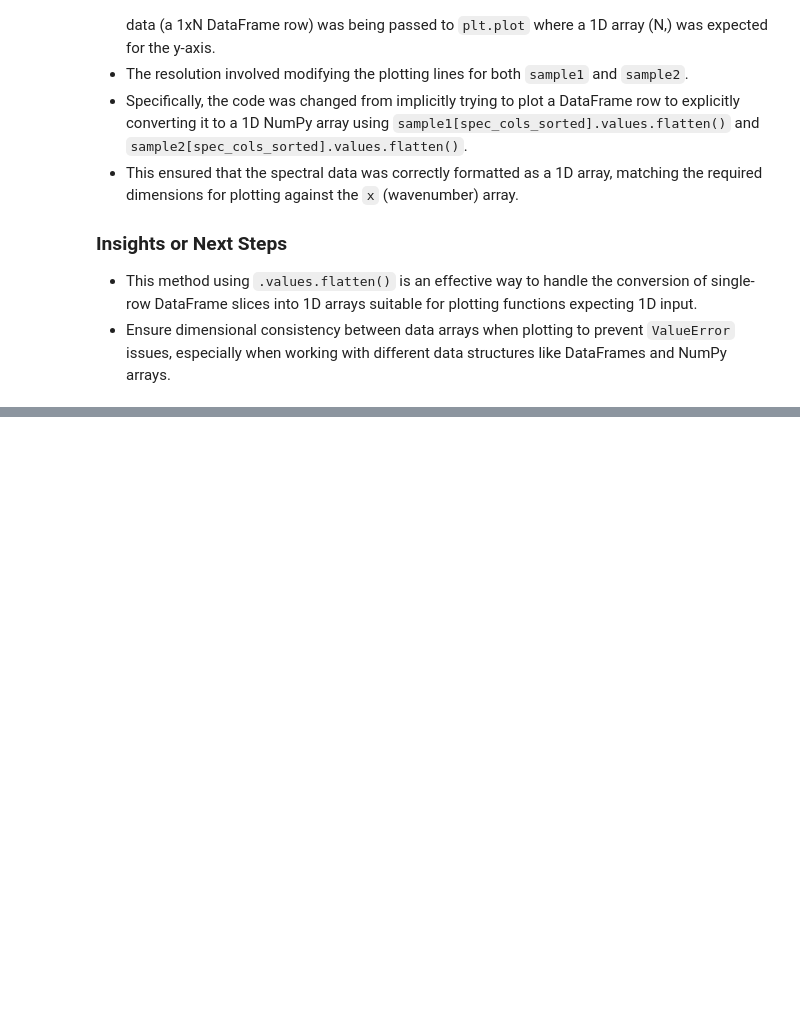
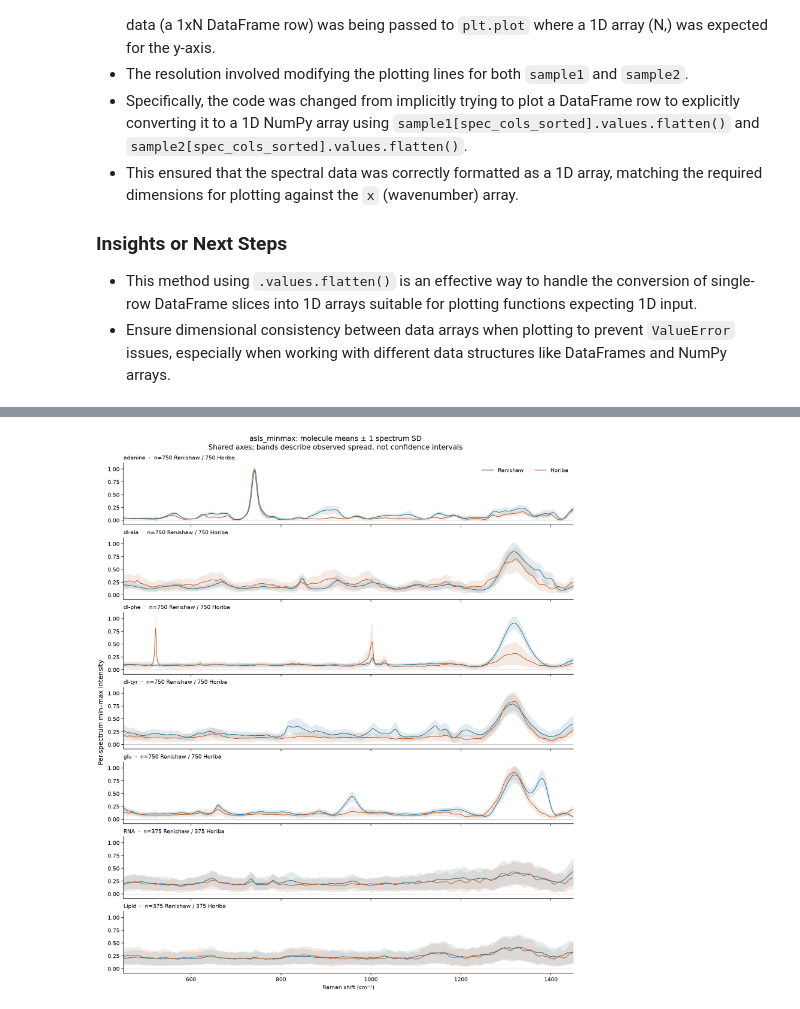
Before and after one commit to chickeneater11/raman-transformer-testing, a Jupyter notebook: fmkcl_transformer.ipynb, the cells around one changed output, grey strips where cells are left out. Drawn from its saved outputs; the diff is of its cells as text; code cells hidden in the pictures; blank space fills up the shorter version.

Commit message:
biomolecule spectral diagnostics

```diff
--- a/fmkcl_transformer.ipynb
+++ b/fmkcl_transformer.ipynb
@@ -3360,0 +3436,15 @@ plt.show()
+# %%
+diag = sd.run_diagnostics(DIAG_DATA, DIAG_PROJECT / "spectral_diagnostics_results", DIAG_CONFIG)
+DIAG_OUT = diag["output_dir"]
+print("Run:", diag["run_id"])
+print("Results:", DIAG_OUT)
+display(diag["counts"])
+display(diag["preprocessing_audit"])
+
+# Change this to "as_loaded" or "asls" and rerun the display cells to compare views.
+DIAG_VIEW = "asls_minmax"
+def show_diagnostic(suffix, view=None, width=1200):
+    view = DIAG_VIEW if view is None else view
+    if view not in sd.VIEWS:
+        raise ValueError(f"Choose one of {sd.VIEWS}")
+    display(Image(filename=str(DIAG_OUT / f"{view}_{suffix}.png"), width=width))
@@ -3360,0 +3495,4 @@ plt.show()
+# %%
+show_diagnostic("spectral_atlas")
+# %% [output]
+[figure, added]
```
Also changed, not shown: parts of 16 cells of this notebook, 5 other files.
